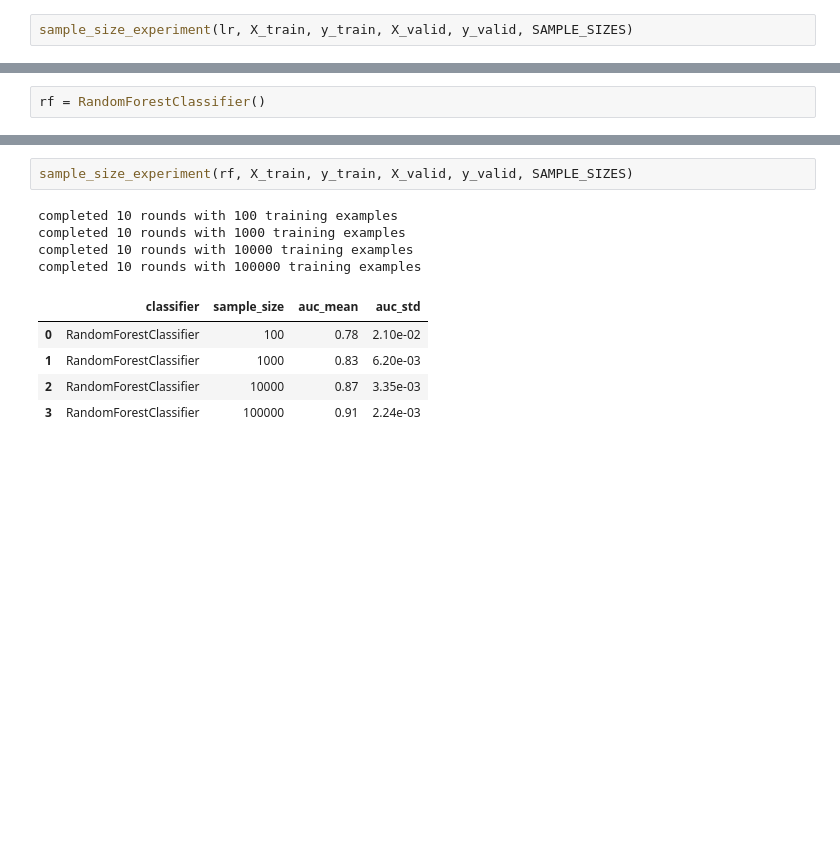
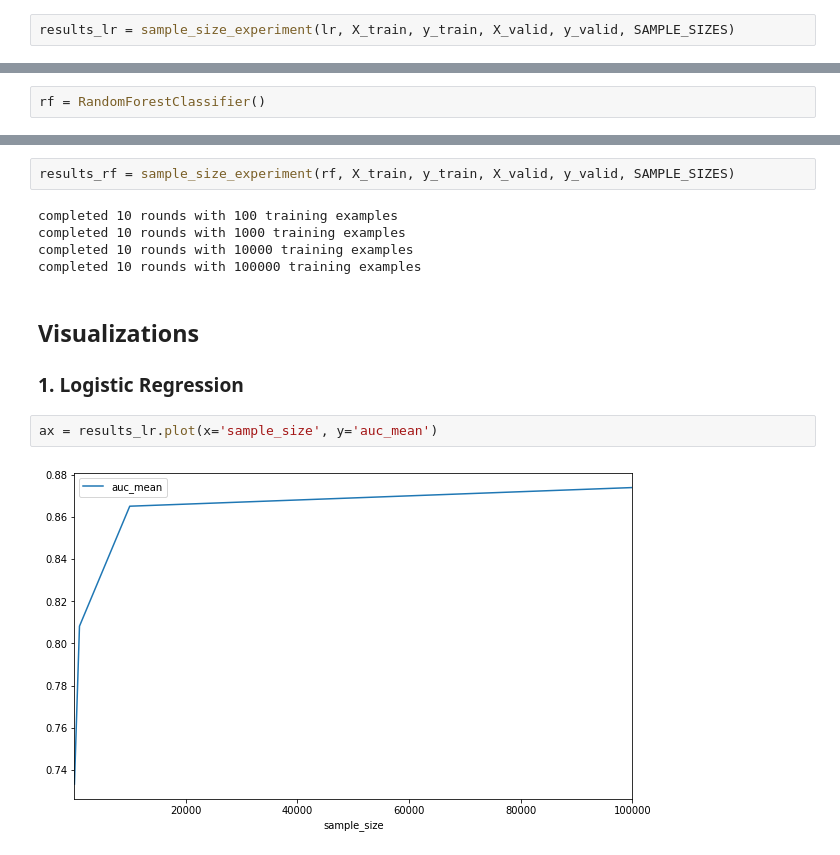
Before and after one commit to felixpeters/ml-economics, a Jupyter notebook: nbs/02_Data_Value.ipynb, the cells around one changed output, grey strips where cells are left out. Cells and saved outputs as stored; diff of their text form; blank space fills up the shorter version.

```diff
--- a/nbs/02_Data_Value.ipynb
+++ b/nbs/02_Data_Value.ipynb
@@ -136,7 +139,7 @@ SAMPLE_SIZES = [100, 1000, 10000, 100000]
 # %%
 lr = LogisticRegression()
 # %%
-sample_size_experiment(lr, X_train, y_train, X_valid, y_valid, SAMPLE_SIZES)
+results_lr = sample_size_experiment(lr, X_train, y_train, X_valid, y_valid, SAMPLE_SIZES)
 # %% [output]
 completed 10 rounds with 100 training examples
 completed 10 rounds with 1000 training examples
@@ -164,12 +173,14 @@ eval_model(rf, X_valid, y_valid)
 # %%
-sample_size_experiment(rf, X_train, y_train, X_valid, y_valid, SAMPLE_SIZES)
+results_rf = sample_size_experiment(rf, X_train, y_train, X_valid, y_valid, SAMPLE_SIZES)
 # %% [output]
 completed 10 rounds with 100 training examples
 completed 10 rounds with 1000 training examples
 completed 10 rounds with 10000 training examples
 completed 10 rounds with 100000 training examples
-|  | classifier | sample_size | auc_mean | auc_std |
-| 0 | RandomForestClassifier | 100 | 0.78 | 2.10e-02 |
-| 1 | RandomForestClassifier | 1000 | 0.83 | 6.20e-03 |
-| 2 | RandomForestClassifier | 10000 | 0.87 | 3.35e-03 |
-| 3 | RandomForestClassifier | 100000 | 0.91 | 2.24e-03 |
+# %% [markdown]
+## Visualizations
+### 1. Logistic Regression
+# %%
+ax = results_lr.plot(x='sample_size', y='auc_mean')
+# %% [output]
+[figure, added]
```
Also changed, not shown: parts of 20 cells of this notebook.
